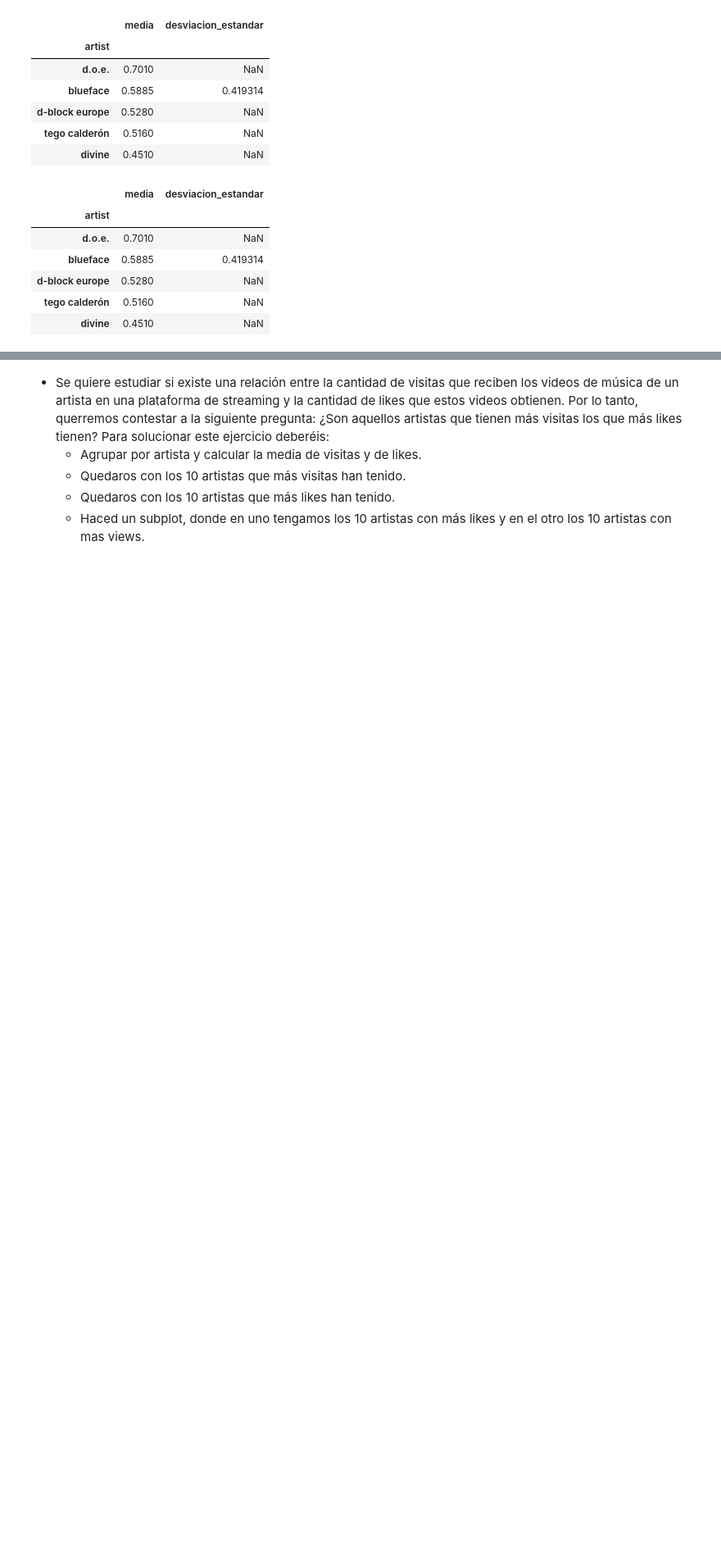
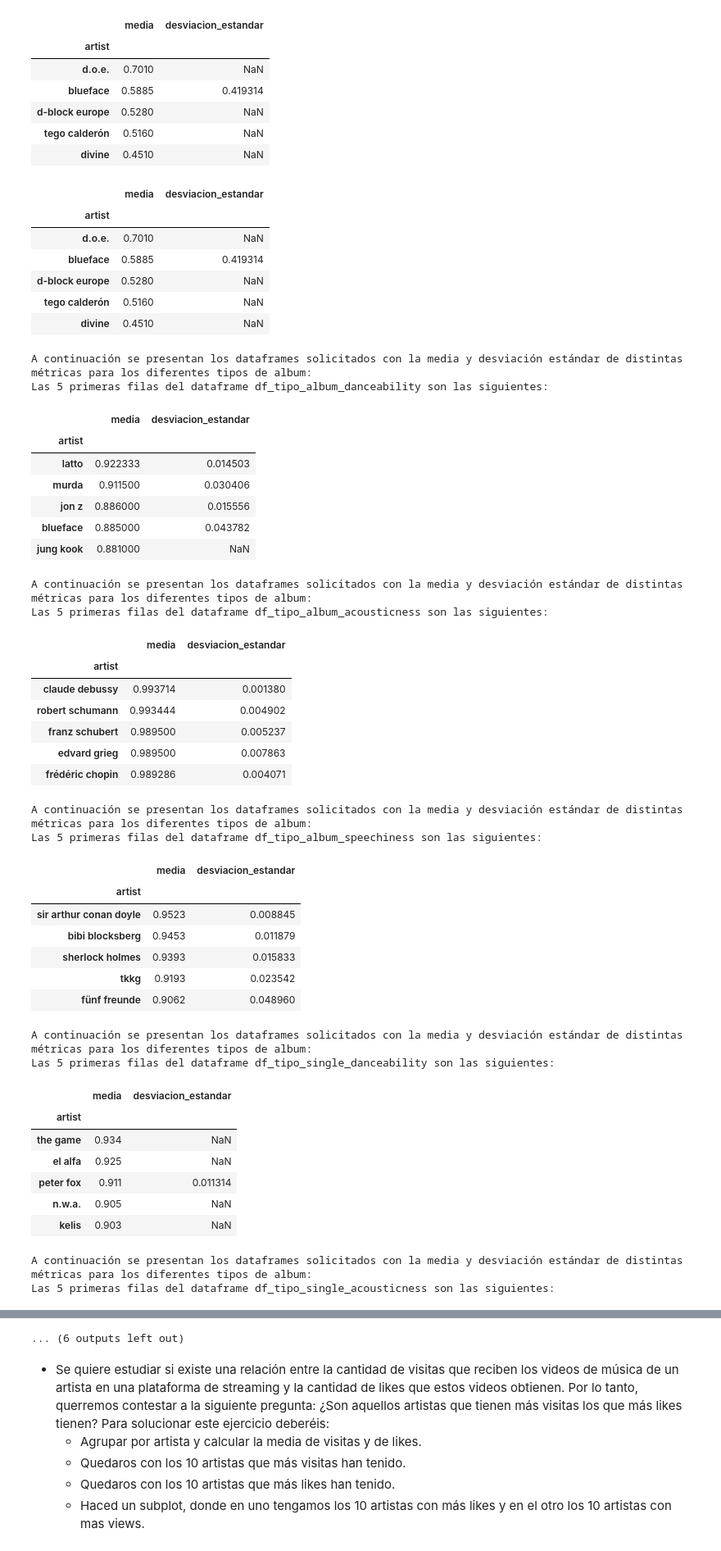
Before and after one commit to MaitaneP/adalab-da-evaluacion-modulo2-sprint1-MaitanePortilla, a Jupyter notebook: notebooks/evaluacion-mod-2-sprint-1-pandas.ipynb, the cells around one changed output, grey strips where cells are left out. Shown at 82% size. Saved outputs shown, nothing was run; the diff lists cells and outputs as text; code cells hidden in the pictures; blank space fills up the shorter version.

```diff
--- a/notebooks/evaluacion-mod-2-sprint-1-pandas.ipynb
+++ b/notebooks/evaluacion-mod-2-sprint-1-pandas.ipynb
@@ -365,7 +365,7 @@ La suma de las 3 es el total de canciones del dataframe completo: True
 - Usando el dataframe de los albumes que hemos creado en el ejercicio anterior. ¿Cuál es la media y la desviación estándar de "danceability", "acousticness" y "speechiness" de cada artista?. Mostrad los resultados en tres dataframes diferentes, uno para cada métrica ("danceability", "acousticness" y "speechiness"). Ordenar los resultados de mayor a menor en base a la media.
 # %%
 # iteramos para obtener todos los dataframes solicitados
-df_dicc = {'dataframe_album': df_album, 'dataframe_single': df_single, 'dataframe_compilation': df_compilation} # creamos un diccionario con los dataframes
+df_dicc = {'df_tipo_album': df_album, 'df_tipo_single': df_single, 'df_tipo_compilation': df_compilation} # creamos un diccionario con los dataframes
 metricas = ['danceability', 'acousticness', 'speechiness'] # creamos una lista con las métricas a analizar
 df_resultado = {}
 for key, value in df_dicc.items():
@@ -422,3 +433,48 @@ df_album_danc.head()
 | d-block europe | 0.5280 | NaN |
 | tego calderón | 0.5160 | NaN |
 | divine | 0.4510 | NaN |
+# %%
+# Como muestra imprimimos las primeras 5 líneas de cada dataframe
+for k,v in df_resultado.items():
+    print('A continuación se presentan los dataframes solicitados con la media y desviación estándar de distintas métricas para los diferentes tipos de album:')
+    print(f'Las 5 primeras filas del dataframe {k} son las siguientes:')
+    display(v.head())
+# %% [output]
+A continuación se presentan los dataframes solicitados con la media y desviación estándar de distintas métricas para los diferentes tipos de album:
+Las 5 primeras filas del dataframe df_tipo_album_danceability son las siguientes:
+|  | media | desviacion_estandar |
+| artist |  |  |
+| latto | 0.922333 | 0.014503 |
+| murda | 0.911500 | 0.030406 |
+| jon z | 0.886000 | 0.015556 |
+| blueface | 0.885000 | 0.043782 |
+| jung kook | 0.881000 | NaN |
+A continuación se presentan los dataframes solicitados con la media y desviación estándar de distintas métricas para los diferentes tipos de album:
+Las 5 primeras filas del dataframe df_tipo_album_acousticness son las siguientes:
+|  | media | desviacion_estandar |
+| artist |  |  |
+| claude debussy | 0.993714 | 0.001380 |
+| robert schumann | 0.993444 | 0.004902 |
+| franz schubert | 0.989500 | 0.005237 |
+| edvard grieg | 0.989500 | 0.007863 |
+| frédéric chopin | 0.989286 | 0.004071 |
+A continuación se presentan los dataframes solicitados con la media y desviación estándar de distintas métricas para los diferentes tipos de album:
+Las 5 primeras filas del dataframe df_tipo_album_speechiness son las siguientes:
+|  | media | desviacion_estandar |
+| artist |  |  |
+| sir arthur conan doyle | 0.9523 | 0.008845 |
+| bibi blocksberg | 0.9453 | 0.011879 |
+| sherlock holmes | 0.9393 | 0.015833 |
+| tkkg | 0.9193 | 0.023542 |
+| fünf freunde | 0.9062 | 0.048960 |
+A continuación se presentan los dataframes solicitados con la media y desviación estándar de distintas métricas para los diferentes tipos de album:
+Las 5 primeras filas del dataframe df_tipo_single_danceability son las siguientes:
+|  | media | desviacion_estandar |
+| artist |  |  |
+| the game | 0.934 | NaN |
+| el alfa | 0.925 | NaN |
+| peter fox | 0.911 | 0.011314 |
+| n.w.a. | 0.905 | NaN |
+| kelis | 0.903 | NaN |
+A continuación se presentan los dataframes solicitados con la media y desviación estándar de distintas métricas para los diferentes tipos de album:
+Las 5 primeras filas del dataframe df_tipo_single_acousticness son las siguientes:
@@ -425,3 +497,4 @@ df_album_danc.head()
+... (6 outputs left out)
 # %% [markdown]
 - Se quiere estudiar si existe una relación entre la cantidad de visitas que reciben los videos de música de un artista en una plataforma de streaming y la cantidad de likes que estos videos obtienen. Por lo tanto, querremos contestar a la siguiente pregunta: ¿Son aquellos artistas que tienen más visitas los que más likes tienen? Para solucionar este ejercicio deberéis:
     - Agrupar por artista y calcular la media de visitas y de likes.
```
Also changed, not shown: parts of 12 cells of this notebook, 2 other files.
